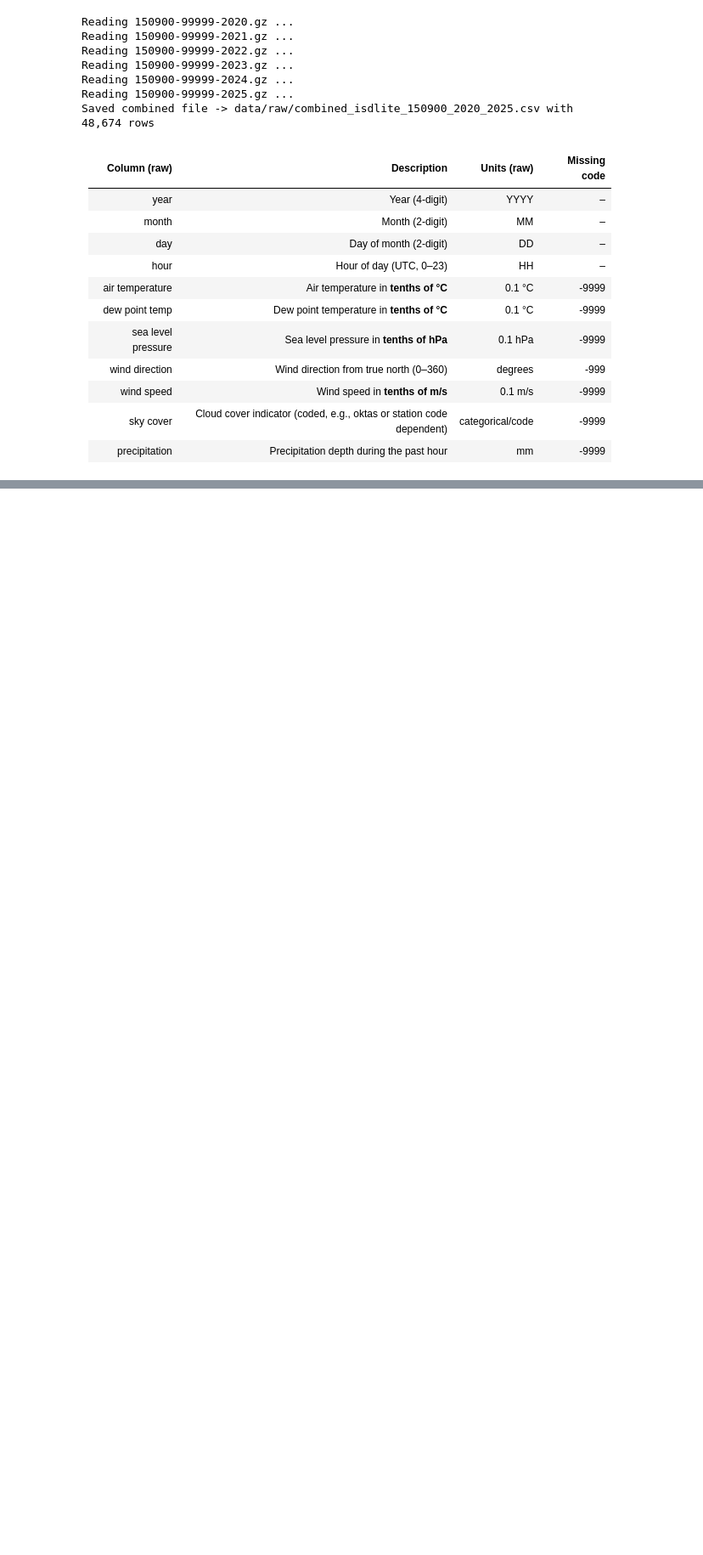
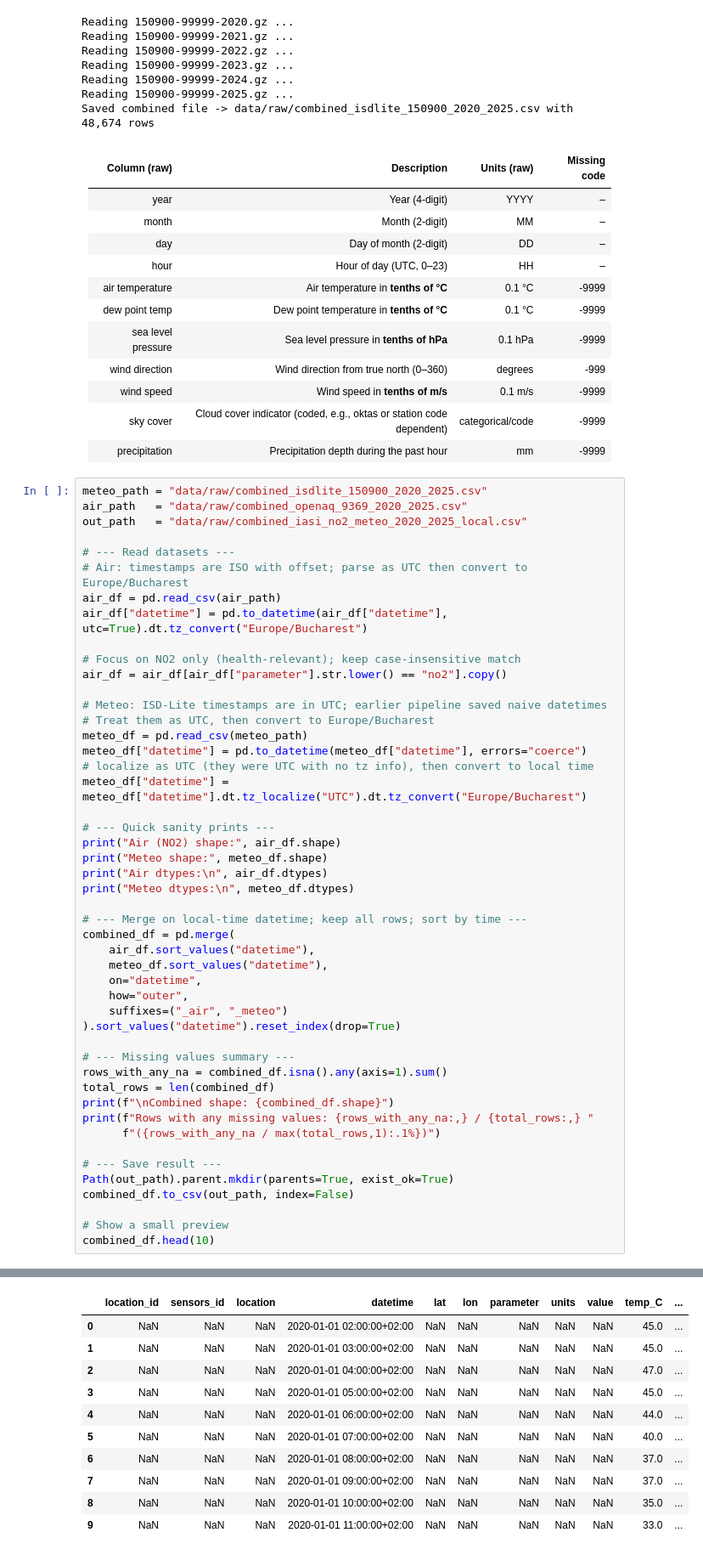
Before and after one commit to FedorSulaev/air-quality-predictor, a Jupyter notebook: notebooks/download_data.ipynb, the cells around one changed output, grey strips where cells are left out. Shown: that part at 85% size. Cells and saved outputs as stored; diff of their text form; blank space fills up the shorter version.

Commit message:
feat: Combined dataset

```diff
--- a/notebooks/download_data.ipynb
+++ b/notebooks/download_data.ipynb
@@ -259,3 +259,52 @@ Saved combined file -> data/raw/combined_isdlite_150900_2020_2025.csv with 48,67
 | wind speed         | Wind speed in **tenths of m/s**                                             | 0.1 m/s          | -9999        |
 | sky cover          | Cloud cover indicator (coded, e.g., oktas or station code dependent)        | categorical/code | -9999        |
 | precipitation      | Precipitation depth during the past hour                                    | mm               | -9999        |
+# %%
+meteo_path = "data/raw/combined_isdlite_150900_2020_2025.csv"
+air_path   = "data/raw/combined_openaq_9369_2020_2025.csv"
+out_path   = "data/raw/combined_iasi_no2_meteo_2020_2025_local.csv"
+
+# --- Read datasets ---
+# Air: timestamps are ISO with offset; parse as UTC then convert to Europe/Bucharest
+air_df = pd.read_csv(air_path)
+air_df["datetime"] = pd.to_datetime(air_df["datetime"], utc=True).dt.tz_convert("Europe/Bucharest")
+
+# Focus on NO2 only (health-relevant); keep case-insensitive match
+air_df = air_df[air_df["parameter"].str.lower() == "no2"].copy()
+
+# Meteo: ISD-Lite timestamps are in UTC; earlier pipeline saved naive datetimes
+# Treat them as UTC, then convert to Europe/Bucharest
+meteo_df = pd.read_csv(meteo_path)
+meteo_df["datetime"] = pd.to_datetime(meteo_df["datetime"], errors="coerce")
+# localize as UTC (they were UTC with no tz info), then convert to local time
+meteo_df["datetime"] = meteo_df["datetime"].dt.tz_localize("UTC").dt.tz_convert("Europe/Bucharest")
+
+# --- Quick sanity prints ---
+print("Air (NO2) shape:", air_df.shape)
+print("Meteo shape:", meteo_df.shape)
+print("Air dtypes:\n", air_df.dtypes)
+print("Meteo dtypes:\n", meteo_df.dtypes)
+
+# --- Merge on local-time datetime; keep all rows; sort by time ---
+combined_df = pd.merge(
+    air_df.sort_values("datetime"),
+    meteo_df.sort_values("datetime"),
+    on="datetime",
+    how="outer",
+    suffixes=("_air", "_meteo")
+).sort_values("datetime").reset_index(drop=True)
+
+# --- Missing values summary ---
+rows_with_any_na = combined_df.isna().any(axis=1).sum()
+total_rows = len(combined_df)
+print(f"\nCombined shape: {combined_df.shape}")
+print(f"Rows with any missing values: {rows_with_any_na:,} / {total_rows:,} "
+      f"({rows_with_any_na / max(total_rows,1):.1%})")
+
+# --- Save result ---
+Path(out_path).parent.mkdir(parents=True, exist_ok=True)
+combined_df.to_csv(out_path, index=False)
+
+# Show a small preview
+combined_df.head(10)
+# %% [output]
@@ -261,0 +328,11 @@ Saved combined file -> data/raw/combined_isdlite_150900_2020_2025.csv with 48,67
+|  | location_id | sensors_id | location | datetime | lat | lon | parameter | units | value | temp_C | ... |
+| 0 | NaN | NaN | NaN | 2020-01-01 02:00:00+02:00 | NaN | NaN | NaN | NaN | NaN | 45.0 | ... |
+| 1 | NaN | NaN | NaN | 2020-01-01 03:00:00+02:00 | NaN | NaN | NaN | NaN | NaN | 45.0 | ... |
+| 2 | NaN | NaN | NaN | 2020-01-01 04:00:00+02:00 | NaN | NaN | NaN | NaN | NaN | 47.0 | ... |
+| 3 | NaN | NaN | NaN | 2020-01-01 05:00:00+02:00 | NaN | NaN | NaN | NaN | NaN | 45.0 | ... |
+| 4 | NaN | NaN | NaN | 2020-01-01 06:00:00+02:00 | NaN | NaN | NaN | NaN | NaN | 44.0 | ... |
+| 5 | NaN | NaN | NaN | 2020-01-01 07:00:00+02:00 | NaN | NaN | NaN | NaN | NaN | 40.0 | ... |
+| 6 | NaN | NaN | NaN | 2020-01-01 08:00:00+02:00 | NaN | NaN | NaN | NaN | NaN | 37.0 | ... |
+| 7 | NaN | NaN | NaN | 2020-01-01 09:00:00+02:00 | NaN | NaN | NaN | NaN | NaN | 37.0 | ... |
+| 8 | NaN | NaN | NaN | 2020-01-01 10:00:00+02:00 | NaN | NaN | NaN | NaN | NaN | 35.0 | ... |
+| 9 | NaN | NaN | NaN | 2020-01-01 11:00:00+02:00 | NaN | NaN | NaN | NaN | NaN | 33.0 | ... |
```
Also changed, not shown: parts of 1 cell of this notebook, 1 other file.
